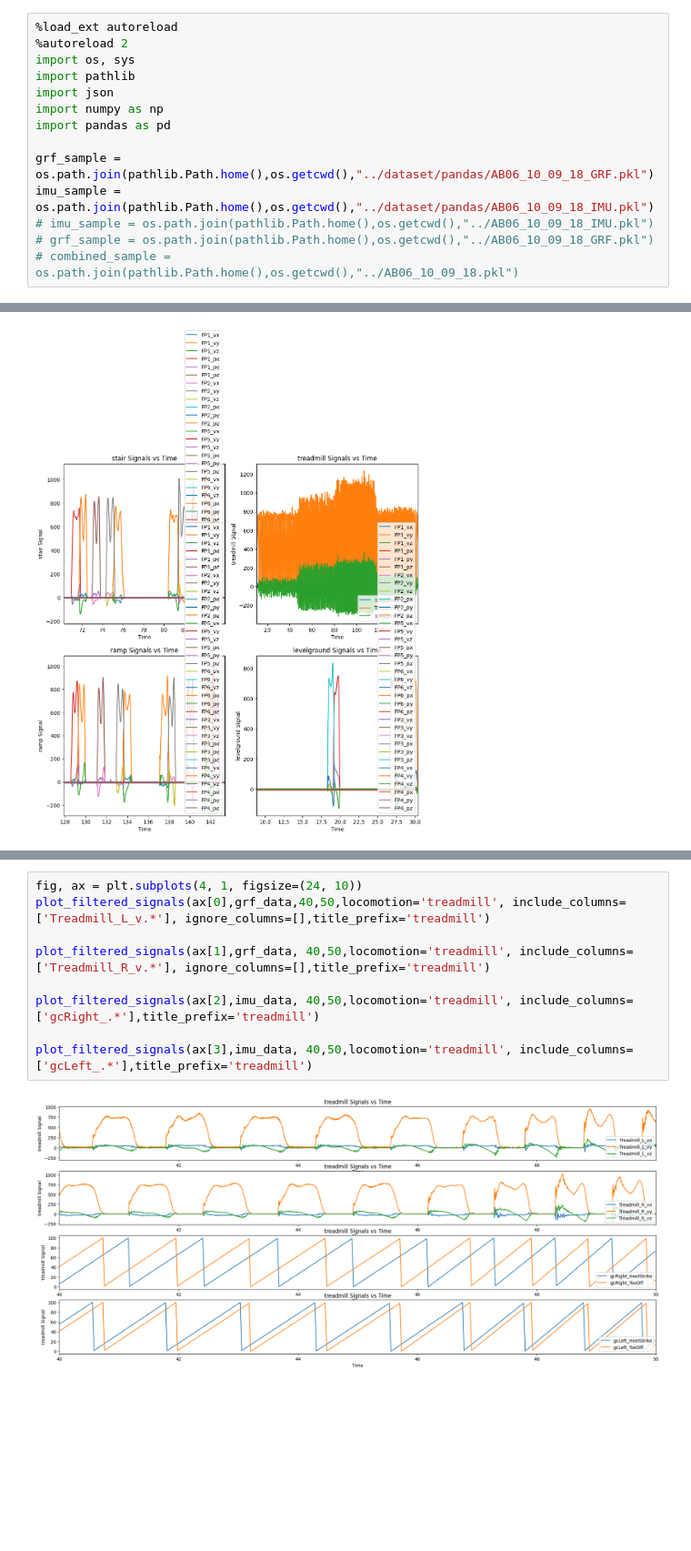
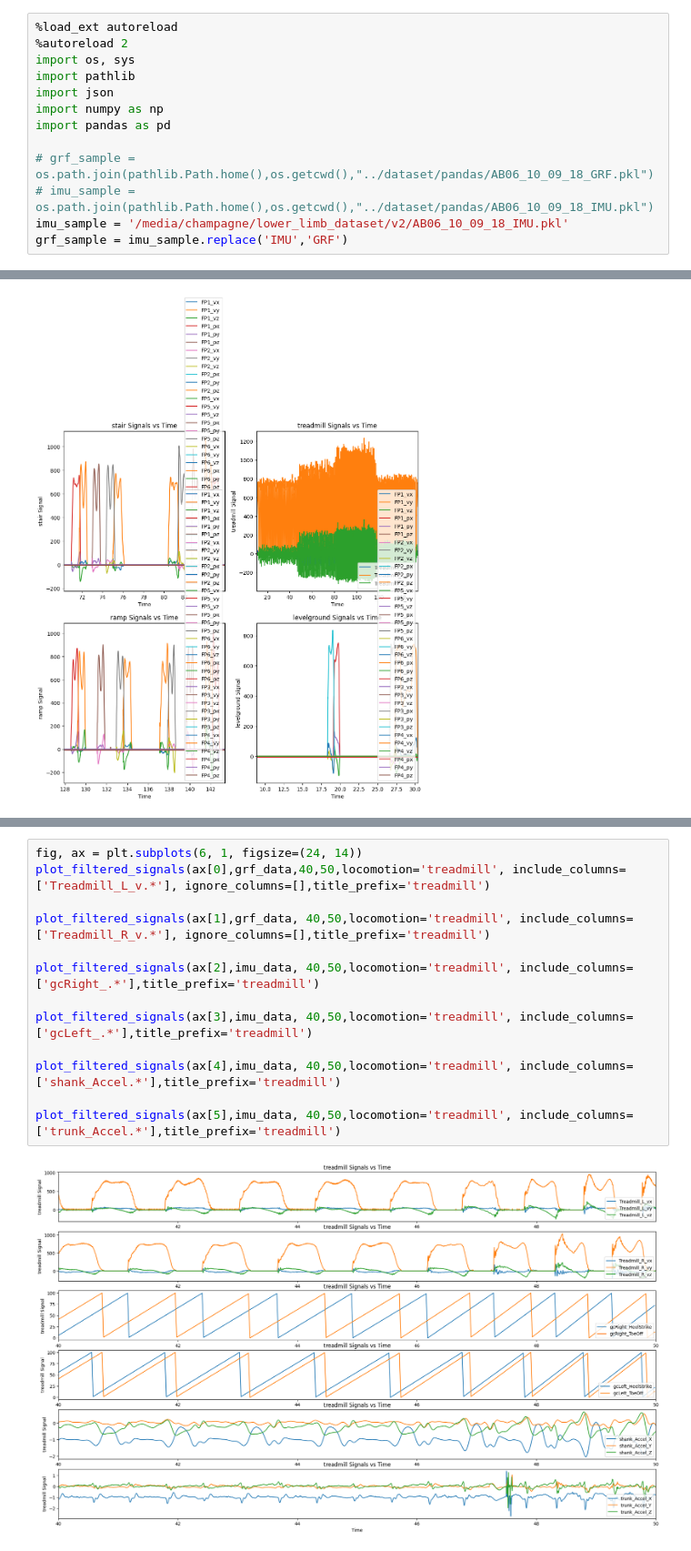
Before and after one commit to Bowenislandsong/lower-limb-biomechanics-dataprocessing, a Jupyter notebook: visual/sample.ipynb, the cells around one changed output, grey strips where cells are left out. Shown at 91% size. Cells and saved outputs as stored; diff of their text form; blank space fills up the shorter version.

```diff
--- a/visual/sample.ipynb
+++ b/visual/sample.ipynb
@@ -7,8 +7,7 @@ import json
 import numpy as np
 import pandas as pd
 
-grf_sample = os.path.join(pathlib.Path.home(),os.getcwd(),"../dataset/pandas/AB06_10_09_18_GRF.pkl")
-imu_sample = os.path.join(pathlib.Path.home(),os.getcwd(),"../dataset/pandas/AB06_10_09_18_IMU.pkl")
-# imu_sample = os.path.join(pathlib.Path.home(),os.getcwd(),"../AB06_10_09_18_IMU.pkl")
-# grf_sample = os.path.join(pathlib.Path.home(),os.getcwd(),"../AB06_10_09_18_GRF.pkl")
-# combined_sample = os.path.join(pathlib.Path.home(),os.getcwd(),"../AB06_10_09_18.pkl")
+# grf_sample = os.path.join(pathlib.Path.home(),os.getcwd(),"../dataset/pandas/AB06_10_09_18_GRF.pkl")
+# imu_sample = os.path.join(pathlib.Path.home(),os.getcwd(),"../dataset/pandas/AB06_10_09_18_IMU.pkl")
+imu_sample = '/media/champagne/lower_limb_dataset/v2/AB06_10_09_18_IMU.pkl'
+grf_sample = imu_sample.replace('IMU','GRF')
@@ -210,11 +364,15 @@ Average diff: [61.28571429 39.92857143 36.35714286 49.35714286], Std: [2.9381376
 # %%
-fig, ax = plt.subplots(4, 1, figsize=(24, 10))
+fig, ax = plt.subplots(6, 1, figsize=(24, 14))
 plot_filtered_signals(ax[0],grf_data,40,50,locomotion='treadmill', include_columns=['Treadmill_L_v.*'], ignore_columns=[],title_prefix='treadmill')
 
 plot_filtered_signals(ax[1],grf_data, 40,50,locomotion='treadmill', include_columns=['Treadmill_R_v.*'], ignore_columns=[],title_prefix='treadmill')
 
 plot_filtered_signals(ax[2],imu_data, 40,50,locomotion='treadmill', include_columns=['gcRight_.*'],title_prefix='treadmill')
 
 plot_filtered_signals(ax[3],imu_data, 40,50,locomotion='treadmill', include_columns=['gcLeft_.*'],title_prefix='treadmill')
+
+plot_filtered_signals(ax[4],imu_data, 40,50,locomotion='treadmill', include_columns=['shank_Accel.*'],title_prefix='treadmill')
+
+plot_filtered_signals(ax[5],imu_data, 40,50,locomotion='treadmill', include_columns=['trunk_Accel.*'],title_prefix='treadmill')
 # %% [output]
-[figure, old version]
+[figure, new version]
```
Also changed, not shown: parts of 4 cells of this notebook, 2 other files.
